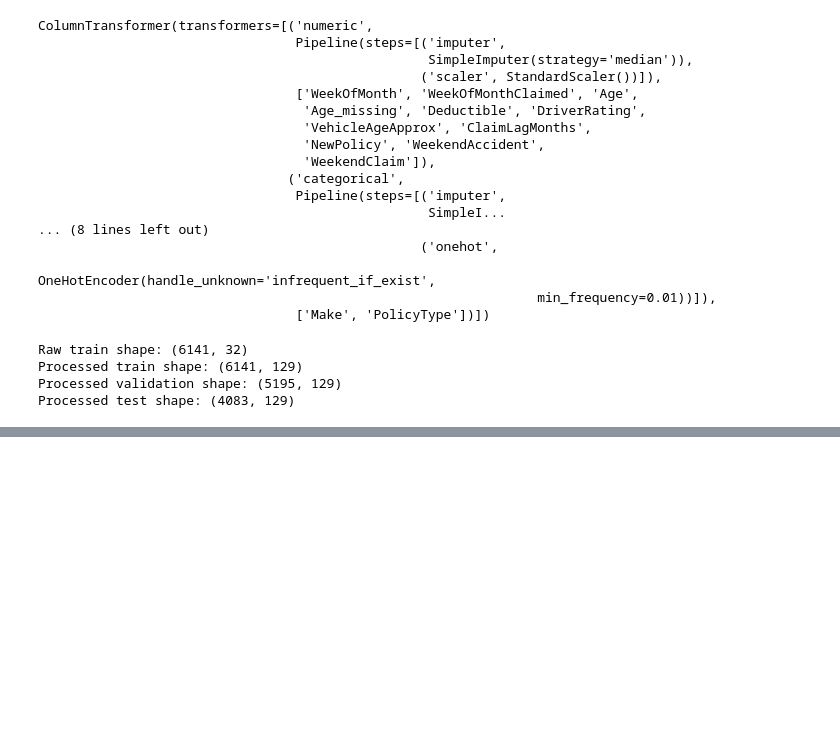
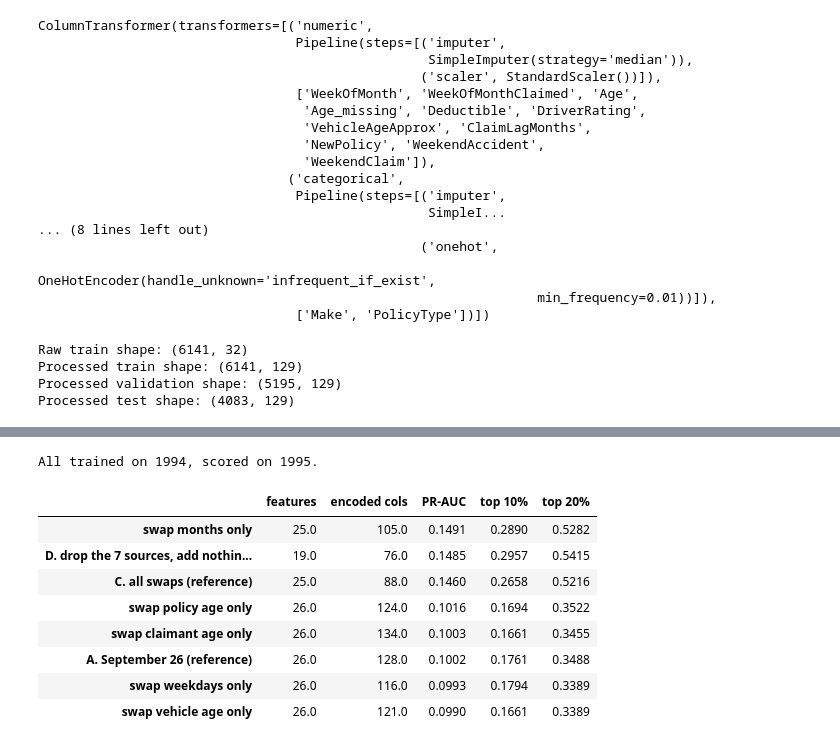
Before and after one commit to Break-Through-Tech/LexisNexis-1A-detecting-fraudulent-insurance-claims, a Jupyter notebook: notebooks/LexisNexis1A_M2_Task1.ipynb, the cells around one changed output, grey strips where cells are left out. Cells and saved outputs as stored; diff of their text form; code cells hidden in the pictures; blank space fills up the shorter version.

```diff
--- a/notebooks/LexisNexis1A_M2_Task1.ipynb
+++ b/notebooks/LexisNexis1A_M2_Task1.ipynb
@@ -114,9 +113,12 @@ def add_engineered_features(data):
         claimed_month - accident_month
     ) % 12
 
+    # Policy was under 30 days old when the accident happened.
+    # "none" is included because it sits with the other short-duration buckets
+    # and carries the highest fraud rate in the column (9 of 55 claims).
     data["NewPolicy"] = (
         data["Days_Policy_Accident"]
-        .isin(["1 to 7", "8 to 15", "15 to 30"])
+        .isin(["none", "1 to 7", "8 to 15", "15 to 30"])
     ).astype(int)
 
     # Simple timing features
@@ -263,0 +288,11 @@ array(['numeric__WeekOfMonth', 'numeric__WeekOfMonthClaimed',
+# %%
+# Save the engineered dataset so Tasks 2 to 5 all start from identical features
+cols = SAFE_FEATURES + ["Year", TARGET]
+engineered = add_engineered_features(df[cols])
+engineered.to_csv("fraud_oracle_engineered.csv", index=False)
+
+print("Saved fraud_oracle_engineered.csv")
+print("Shape:", engineered.shape)
+print("\nColumns:")
+for c in engineered.columns:
+    print(" -", c)
@@ -263,0 +385,51 @@ array(['numeric__WeekOfMonth', 'numeric__WeekOfMonthClaimed',
+# %%
+# which part of the swap is doing the work
+SWAPS = {
+    "vehicle age": (["AgeOfVehicle"], ["VehicleAgeApprox"]),
+    "months": (["Month", "MonthClaimed"], ["ClaimLagMonths"]),
+    "weekdays": (["DayOfWeek", "DayOfWeekClaimed"],
+                 ["WeekendAccident", "WeekendClaim"]),
+    "policy age": (["Days_Policy_Accident"], ["NewPolicy"]),
+    "claimant age": (["Age"], ["AgeBand"]),
+}
+
+sets = {
+    "A. September 26 (reference)": SAFE_FEATURES,
+    "C. all swaps (reference)": (
+        [c for c in SAFE_FEATURES if c not in SOURCES] + ENGINEERED
+    ),
+    "D. drop the 7 sources, add nothing back": (
+        [c for c in SAFE_FEATURES if c not in SOURCES]
+    ),
+}
+
+for label, (drop_these, add_these) in SWAPS.items():
+    sets[f"swap {label} only"] = (
+        [c for c in SAFE_FEATURES if c not in drop_these] + add_these
+    )
+
+rows = {}
+for name, feats in sets.items():
+    m = build_model(tr[feats]).fit(tr[feats], tr[TARGET])
+    p = m.predict_proba(va[feats])[:, 1]
+    rows[name] = {
+        "features": len(feats),
+        "encoded cols": len(m.named_steps["pre"].get_feature_names_out()),
+        "PR-AUC": average_precision_score(va[TARGET], p),
+        "top 10%": capture_at(va[TARGET], p, 0.10),
+        "top 20%": capture_at(va[TARGET], p, 0.20),
+    }
+
+print("All trained on 1994, scored on 1995.\n")
+display(pd.DataFrame(rows).T.round(4).sort_values("PR-AUC", ascending=False))
+# %% [output]
+All trained on 1994, scored on 1995.
+|  | features | encoded cols | PR-AUC | top 10% | top 20% |
+| swap months only | 25.0 | 105.0 | 0.1491 | 0.2890 | 0.5282 |
+| D. drop the 7 sources, add nothin... | 19.0 | 76.0 | 0.1485 | 0.2957 | 0.5415 |
+| C. all swaps (reference) | 25.0 | 88.0 | 0.1460 | 0.2658 | 0.5216 |
+| swap policy age only | 26.0 | 124.0 | 0.1016 | 0.1694 | 0.3522 |
+| swap claimant age only | 26.0 | 134.0 | 0.1003 | 0.1661 | 0.3455 |
+| A. September 26 (reference) | 26.0 | 128.0 | 0.1002 | 0.1761 | 0.3488 |
+| swap weekdays only | 26.0 | 116.0 | 0.0993 | 0.1794 | 0.3389 |
+| swap vehicle age only | 26.0 | 121.0 | 0.0990 | 0.1661 | 0.3389 |
```
Also changed, not shown: parts of 8 cells of this notebook.
